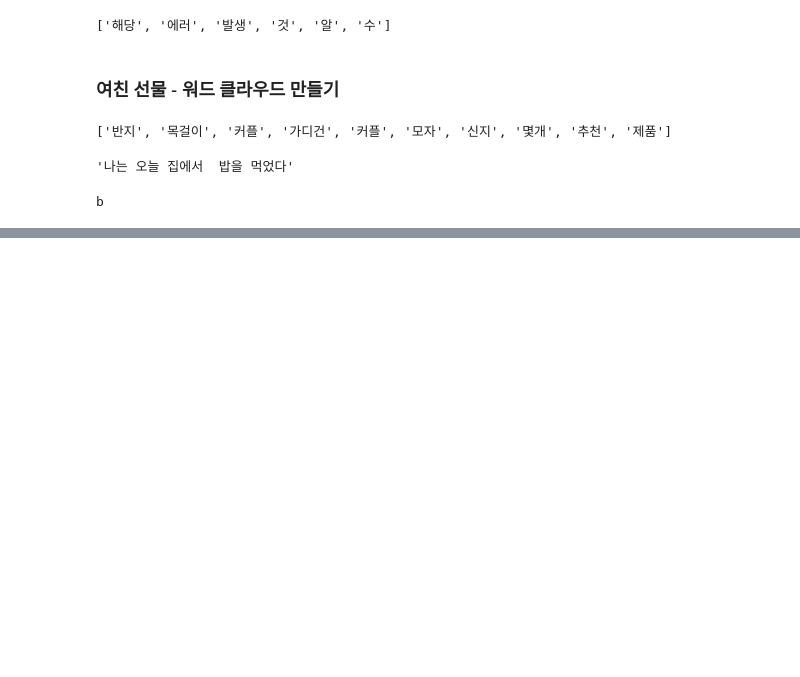
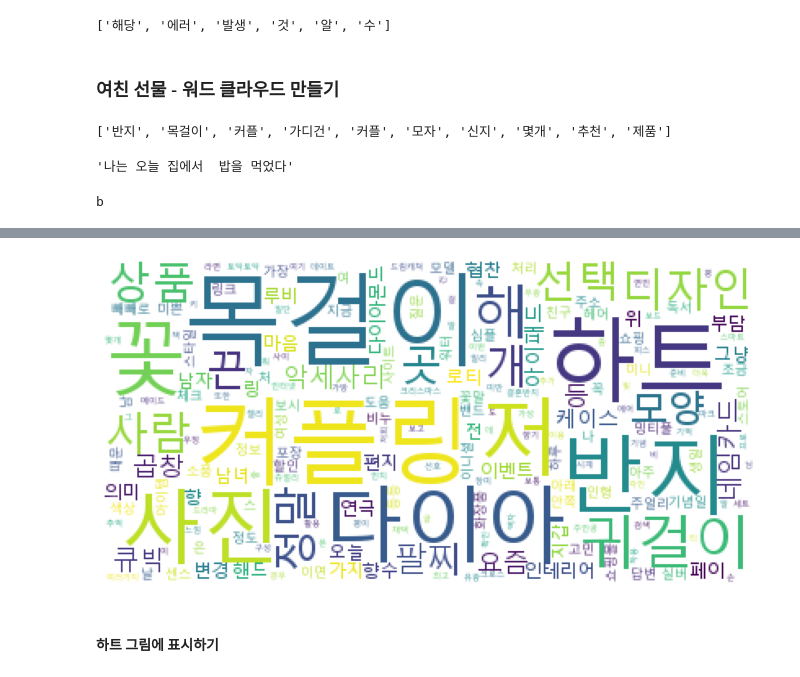
Before and after one commit to OHxhxs/MachinLearning, a Jupyter notebook: 06.텍스트 분석/02.워드클라우드.ipynb, the cells around one changed output, grey strips where cells are left out. Cells and saved outputs as stored; diff of their text form; code cells hidden in the pictures; blank space fills up the shorter version.

```diff
--- a/06.텍스트 분석/02.워드클라우드.ipynb
+++ b/06.텍스트 분석/02.워드클라우드.ipynb
@@ -52,0 +89,3 @@ b
+# %%
+data = gf_gift.vocab().most_common(300)
+data[:10]
@@ -52,0 +103,14 @@ b
+# %%
+wc = WordCloud(font_path='c:/Windows/Fonts/malgun.ttf',
+                relative_scaling=0.2,
+                background_color='white'
+).generate_from_frequencies(dict(data))
+# %%
+plt.figure(figsize=(12,6))
+plt.imshow(wc)
+plt.axis('off')
+plt.show()
+# %% [output]
+[figure, added]
+# %% [markdown]
+#### 하트 그림에 표시하기
```
Also changed, not shown: parts of 11 cells of this notebook, 6 other files.
